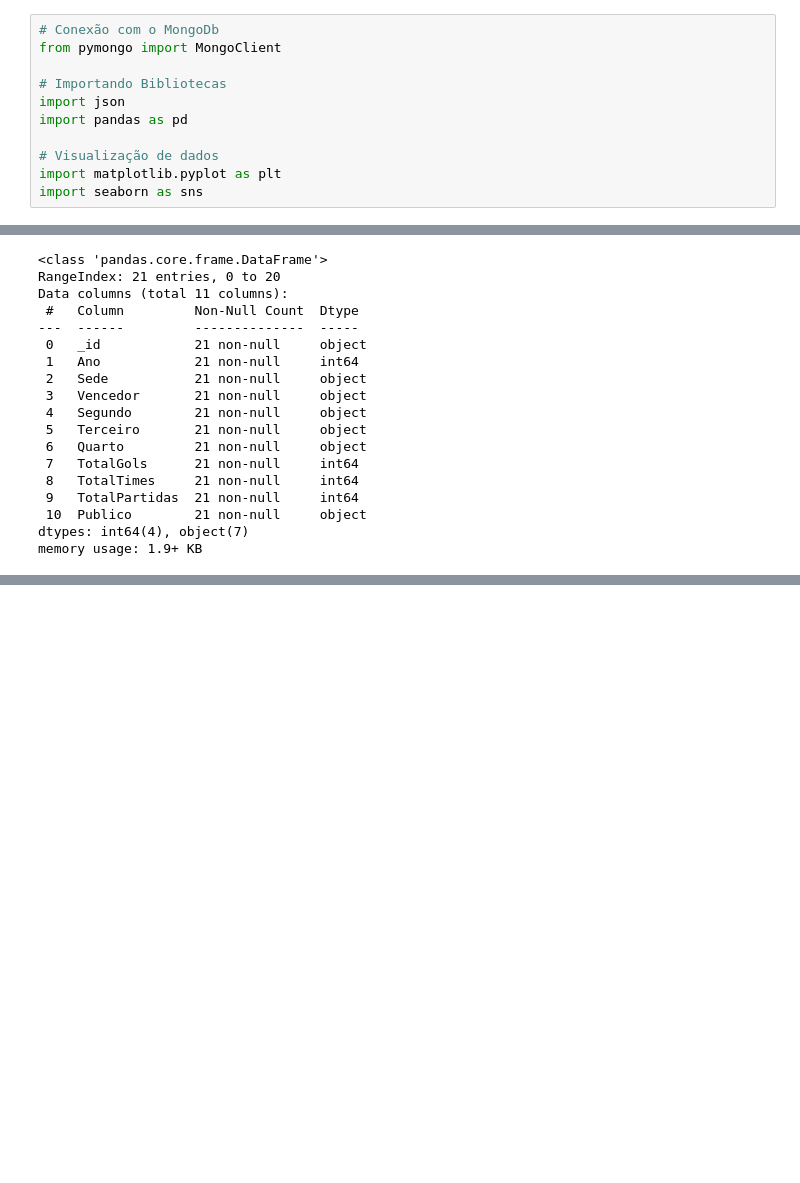
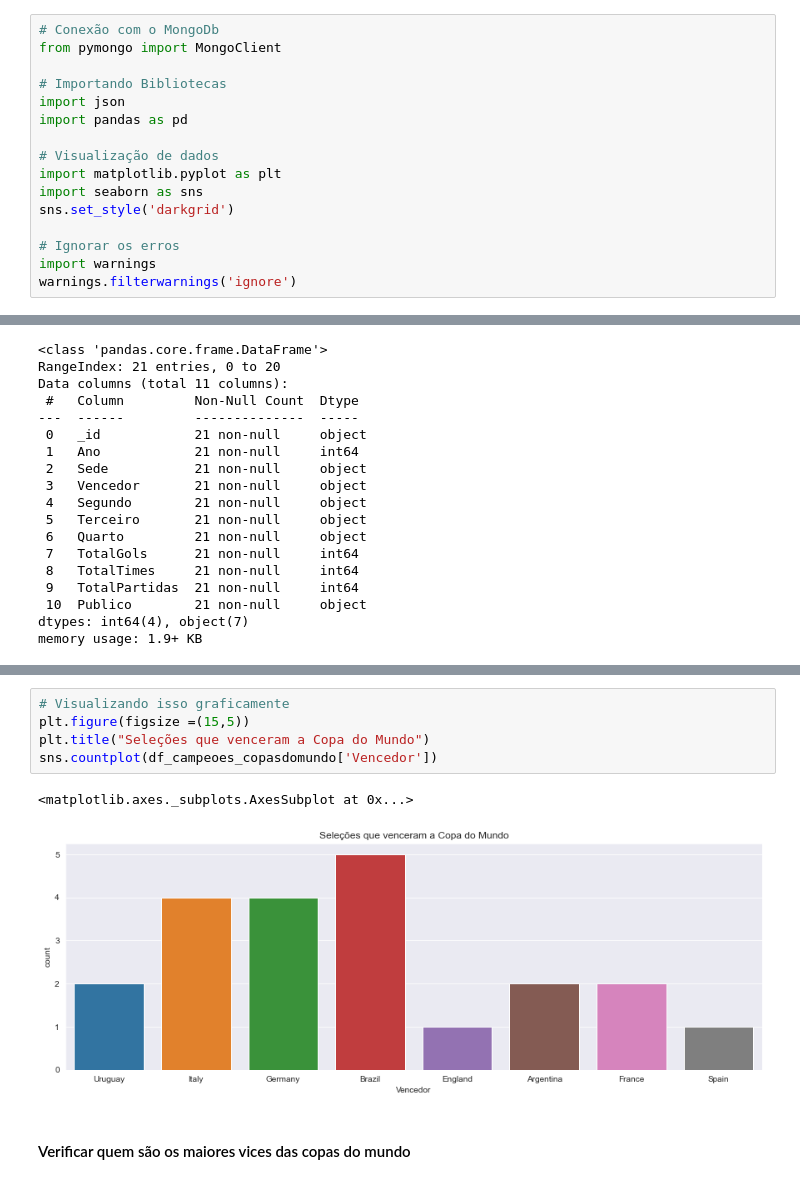
Before and after one commit to Gugah007/Projeto-ML-Construindo-um-algoritmo-para-prever-a-copa-2022, a Jupyter notebook: Projeto ML - Construindo um algoritmo para prever a copa 2022.ipynb, the cells around one changed output, grey strips where cells are left out. Saved outputs shown, nothing was run; the diff lists cells and outputs as text; blank space fills up the shorter version.

```diff
--- a/Projeto ML - Construindo um algoritmo para prever a copa 2022.ipynb
+++ b/Projeto ML - Construindo um algoritmo para prever a copa 2022.ipynb
@@ -23,6 +23,11 @@ import pandas as pd
 # Visualização de dados
 import matplotlib.pyplot as plt
 import seaborn as sns
+sns.set_style('darkgrid')
+
+# Ignorar os erros
+import warnings
+warnings.filterwarnings('ignore')
 # %%
 # Conectei com o cluster
 client = MongoClient('mongodb+srv://gugahdourado:gugahdourado@cluster0.enbclcj.mongodb.net/?retryWrites=true&w=majority')
@@ -274,0 +177,10 @@ memory usage: 2.3+ MB
+# %%
+# Visualizando isso graficamente
+plt.figure(figsize =(15,5))
+plt.title("Seleções que venceram a Copa do Mundo")
+sns.countplot(df_campeoes_copasdomundo['Vencedor'])
+# %% [output]
+<matplotlib.axes._subplots.AxesSubplot at 0x...>
+[figure, added]
+# %% [markdown]
+#### Verificar quem são os maiores vices das copas do mundo
```
Also changed, not shown: parts of 33 cells of this notebook.
